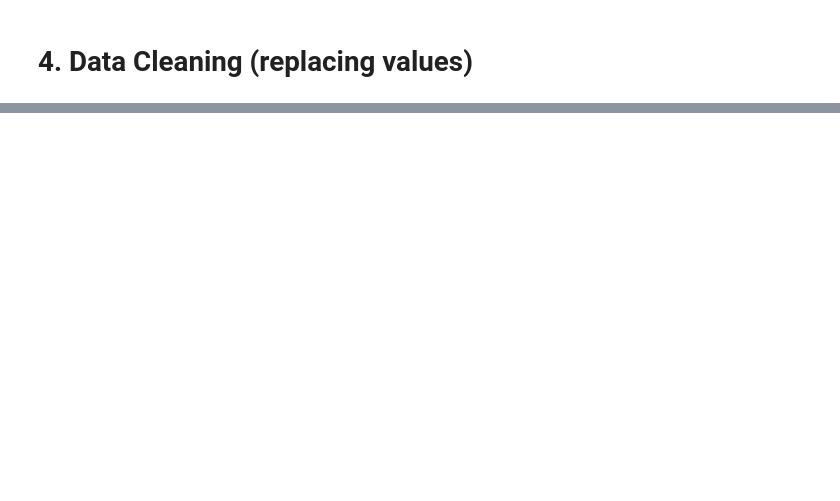
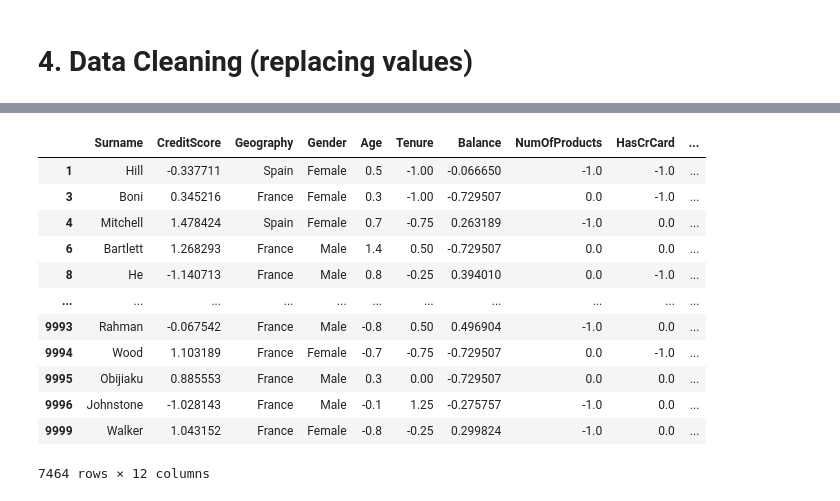
Before and after one commit to lokeshrbohara/AutoML, a Jupyter notebook: data-cleaner/notebooks/Continuous Parameters.ipynb, the cells around one changed output, grey strips where cells are left out. Cells and saved outputs as stored; diff of their text form; code cells hidden in the pictures; blank space fills up the shorter version.

```diff
--- a/data-cleaner/notebooks/Continuous Parameters.ipynb
+++ b/data-cleaner/notebooks/Continuous Parameters.ipynb
@@ -208,2 +136,38 @@ df
+# %%
+def OutlierAnalysis():
+    data = pd.read_csv("./Datasets/Churn_Modelling.csv")  # Reading dataset
+    col_name = CheckUnique(data)  # Removing unique columns
+    data = data[col_name]  # Columns names which are not unique
+
+    print("----------------------------")
+    print("Count of null values in continuous attributes")
+    print(data.isna().sum())
+    cols = GetNumColumns(data)  # get numerical columns
+    mice_imputer = IterativeImputer()
+    df2 = mice_imputer.fit_transform(data[cols])
+    dd = {}
+    for i in range(len(cols)):
+        dd[cols[i]] = df2[:,i].tolist()
+    df4 = pd.DataFrame(dd)
+    data[cols] = df4[cols]
+
+    print("----------------------------")
+    print("Count of null values after removal in continuous attributes")
+    print(data.isna().sum())
+    data2 = data[cols]
+    print("----------------------------")
+    print("Data shape", data.shape)
+    print("Copied Data shape", data2.shape)
+    yhat = lof.fit_predict(data2.values)  # LOF outlier remover
+    mask = yhat != -1
+    DF = data[mask]
+    print("New Data shape", DF.shape)
+
+    print("----------------------------")
+    dd = DF.copy()
+    dd = remove_outlier(DF, cols)  # Quartile outlier remover
+    data = Scaling(dd)  # Scaling Dataset
+    dd = remove_outlier(data, cols)  # Removing outliers after scaling
+    return dd
 # %% [markdown]
 # 4. Data Cleaning (replacing values)
@@ -209,0 +202,16 @@ df
+# %%
+final_data
+# %% [output]
+|  | Surname | CreditScore | Geography | Gender | Age | Tenure | Balance | NumOfProducts | HasCrCard | ... |
+| 1 | Hill | -0.337711 | Spain | Female | 0.5 | -1.00 | -0.066650 | -1.0 | -1.0 | ... |
+| 3 | Boni | 0.345216 | France | Female | 0.3 | -1.00 | -0.729507 | 0.0 | -1.0 | ... |
+| 4 | Mitchell | 1.478424 | Spain | Female | 0.7 | -0.75 | 0.263189 | -1.0 | 0.0 | ... |
+| 6 | Bartlett | 1.268293 | France | Male | 1.4 | 0.50 | -0.729507 | 0.0 | 0.0 | ... |
+| 8 | He | -1.140713 | France | Male | 0.8 | -0.25 | 0.394010 | 0.0 | -1.0 | ... |
+| ... | ... | ... | ... | ... | ... | ... | ... | ... | ... | ... |
+| 9993 | Rahman | -0.067542 | France | Male | -0.8 | 0.50 | 0.496904 | -1.0 | 0.0 | ... |
+| 9994 | Wood | 1.103189 | France | Female | -0.7 | -0.75 | -0.729507 | 0.0 | -1.0 | ... |
+| 9995 | Obijiaku | 0.885553 | France | Male | 0.3 | 0.00 | -0.729507 | 0.0 | 0.0 | ... |
+| 9996 | Johnstone | -1.028143 | France | Male | -0.1 | 1.25 | -0.275757 | -1.0 | 0.0 | ... |
+| 9999 | Walker | 1.043152 | France | Female | -0.8 | -0.25 | 0.299824 | -1.0 | 0.0 | ... |
+7464 rows × 12 columns
```
Also changed, not shown: parts of 28 cells of this notebook, 2 other files.
